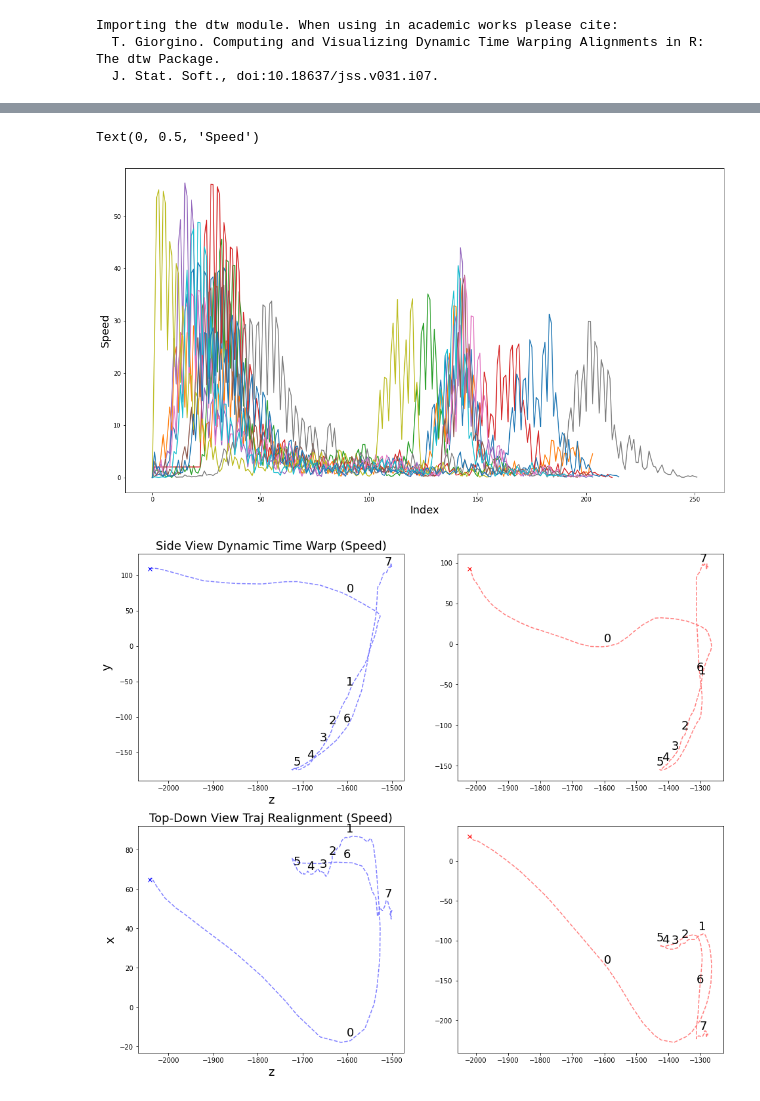
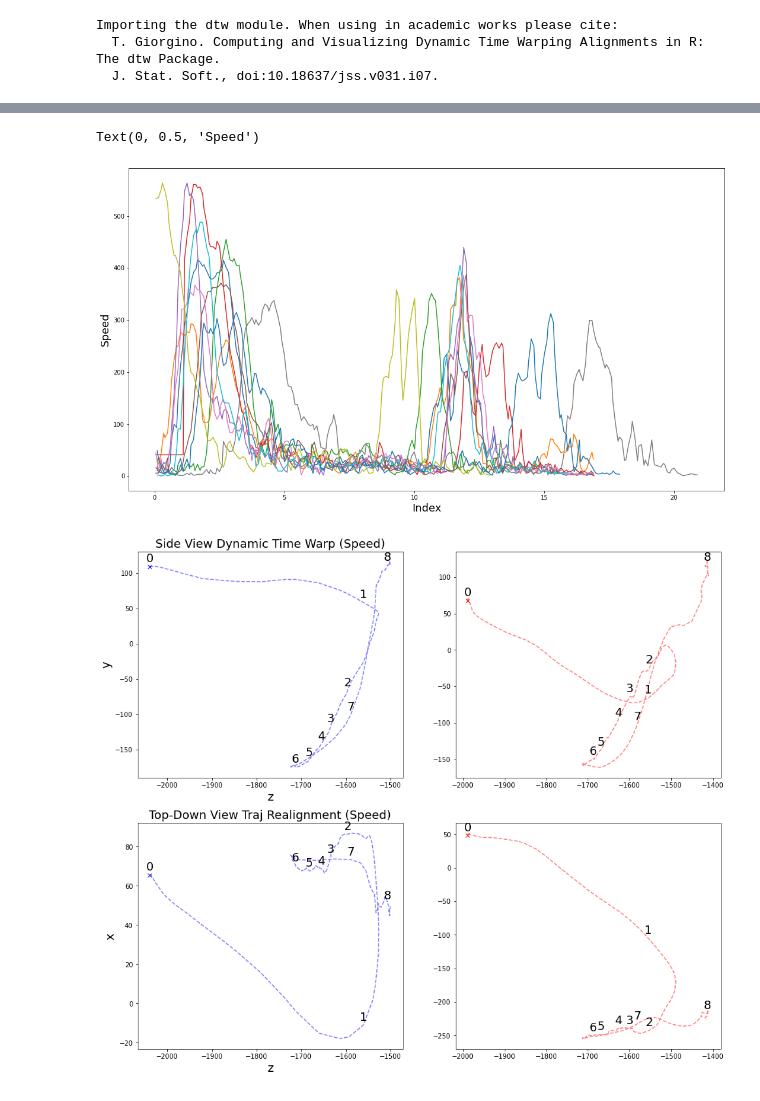
Before and after one commit to x35yao/make_tea, a Jupyter notebook: dynamic_time_warp/dynamic_time_warp.ipynb, the cells around one changed output, grey strips where cells are left out. Drawn from its saved outputs; the diff is of its cells as text; code cells hidden in the pictures.

```diff
--- a/dynamic_time_warp/dynamic_time_warp.ipynb
+++ b/dynamic_time_warp/dynamic_time_warp.ipynb
@@ -1,7 +1,6 @@
 # %%
 import os
 import pandas as pd
-import numpy as np
 import re
 import pickle as pkl
 import matplotlib.pyplot as plt
@@ -9,8 +8,10 @@ from statistics import mean
 import plotly.express as px
 import plotly.graph_objects as go
 from math import cos, sin, acos
-from dtw import *
 
+from dtw_util import *
+
+# load the data
 regex = re.compile('.*NDI*$')
 folder = os.path.join('ndi_servo_video', '2022-05-26')
 demos = sorted(os.listdir(folder))
@@ -21,7 +22,7 @@ for demo in demos:
     file_set = sorted(os.listdir(demo_folder))
     for file in file_set:
         file_path = os.path.join(demo_folder, file)
-        if "NDI" in file:
+        if "NDI_postprocessed.txt" in file:
             gripper_data[demo] = pd.read_csv(file_path)
         elif "displacement_postprocessed" in file:
             open_close_data[demo] = pd.read_csv(file_path)
@@ -38,18 +39,17 @@ Importing the dtw module. When using in academic works please cite:
   T. Giorgino. Computing and Visualizing Dynamic Time Warping Alignments in R: The dtw Package.
   J. Stat. Soft., doi:10.18637/jss.v031.i07.
 # %%
-# preprocessing and convert to speed
-spd_data = {}
+# preprocessing and convert to speed and rotation
 rot_data = {}
 task_data = {}
 data_lens = []
-num_demos = len(demos)
+num_demos = len(gripper_data.keys())
 
-for demo in demos:
+for demo in gripper_data.keys():
     df = gripper_data[demo]
     close_t, open_t = open_close_data[demo].iloc[0].Timestamp, open_close_data[demo].iloc[1].Timestamp
     df = df.loc[df.Time < open_t].loc[close_t < df.Time]
-
+    df.Time = df.Time - df.Time.iloc[0]
     rot_seq = []
     for i in range(1, len(df)):
         r0 = df.iloc[i-1][['Rx', 'Ry', 'Rz']]
@@ -58,10 +58,13 @@ for demo in demos:
     rot_data[demo] = rot_seq
 
     task_data[demo] = df.copy()
-    temp = ((np.sqrt(np.square(df.loc[:, ['x','y','z']].diff(1)).sum(axis=1))))
-    spd_data[demo] = np.array(temp)
-    spd_data[demo][0] = 0
-    task_data[demo]['speed'] = np.array(temp)
+    time_diff = df['Time'].diff(1)
+    # convert speed to mm/s
+    temp = ((np.sqrt(np.square(df.loc[:, ['x','y','z']].diff(1)).sum(axis=1))))/time_diff
+    task_data[demo]['Speed'] = np.array(temp)
+    task_data[demo].dropna(inplace=True)
     data_lens.append(len(temp))
+
+# get demos with median duration
 data_lens = sorted(data_lens)
 median_demo = data_lens.index(data_lens[round(num_demos/2)])
@@ -136,17 +109,19 @@ Text(0, 0.5, 'Index 2')
 # %%
+# Show raw demo speed and duration
 fig, ax0 = plt.subplots(nrows=1)
 fig.set_figheight(10)
 fig.set_figwidth(18)
-for _, data in spd_data.items():
+for _, data in task_data.items():
     data_len = len(data)
-    ax0.plot(range(data_len), data)
+    ax0.plot(data.Time, data.Speed)
 
 ax0.set_xlabel('Index', fontsize=18)
 ax0.set_ylabel('Speed', fontsize=18)
 # %% [output]
 Text(0, 0.5, 'Speed')
-[figure, old version]
+[figure, new version]
 # %%
+# show some of the corresponding matching indices over trajectory.
 demo_df1 = task_data[demo1].copy()
 demo_df2 = task_data[demo2].copy()
 
@@ -162,12 +137,11 @@ for i, match in enumerate(demo_warped):
         prev_index = match[0]
         demo1_match.append(demo_df1.iloc[match[0]][['x','y','z']])
         demo2_match.append(demo_df2.iloc[match[1]][['x','y','z']])
-        demo1_spd_match.append([match[0], spd_data[demo1][match[0]]])
-        demo2_spd_match.append([match[1], spd_data[demo2][match[1]]])
+        demo1_spd_match.append([task_data[demo1].iloc[match[0]].Time, task_data[demo1].iloc[match[0]].Speed])
+        demo2_spd_match.append([task_data[demo2].iloc[match[1]].Time, task_data[demo2].iloc[match[1]].Speed])
 
 demo1_match = np.array(demo1_match)
 demo2_match = np.array(demo2_match)
-# plot gaussian product
 ax1.plot(demo_df1['z'], demo_df1['x'],'--', color='blue', alpha=.5)
 ax1.plot([demo_df1['z'].iloc[0]], [demo_df1['x'].iloc[0]],'x', color='blue')
 ax2.plot(demo_df2['z'], demo_df2['x'],'--', color='red', alpha=.5)
@@ -211,5 +185,5 @@ for i in range(len(demo1_match)):
     textcoords="offset points",
     ha='center', va='bottom', fontsize=18)
 # %% [output]
-[figure, old version]
+[figure, new version]
 # %%
```
Also changed, not shown: parts of 13 cells of this notebook, 1 other file.
